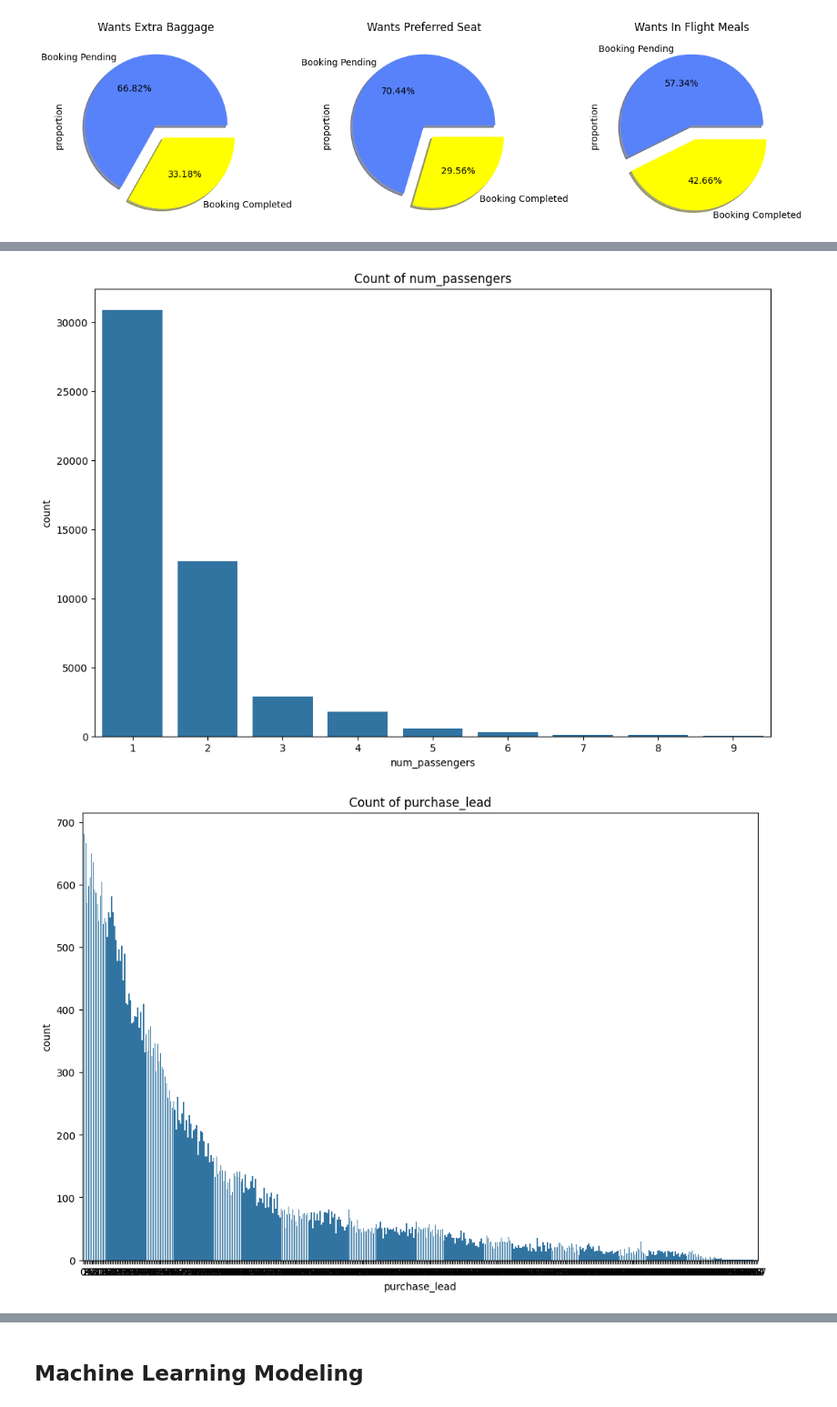
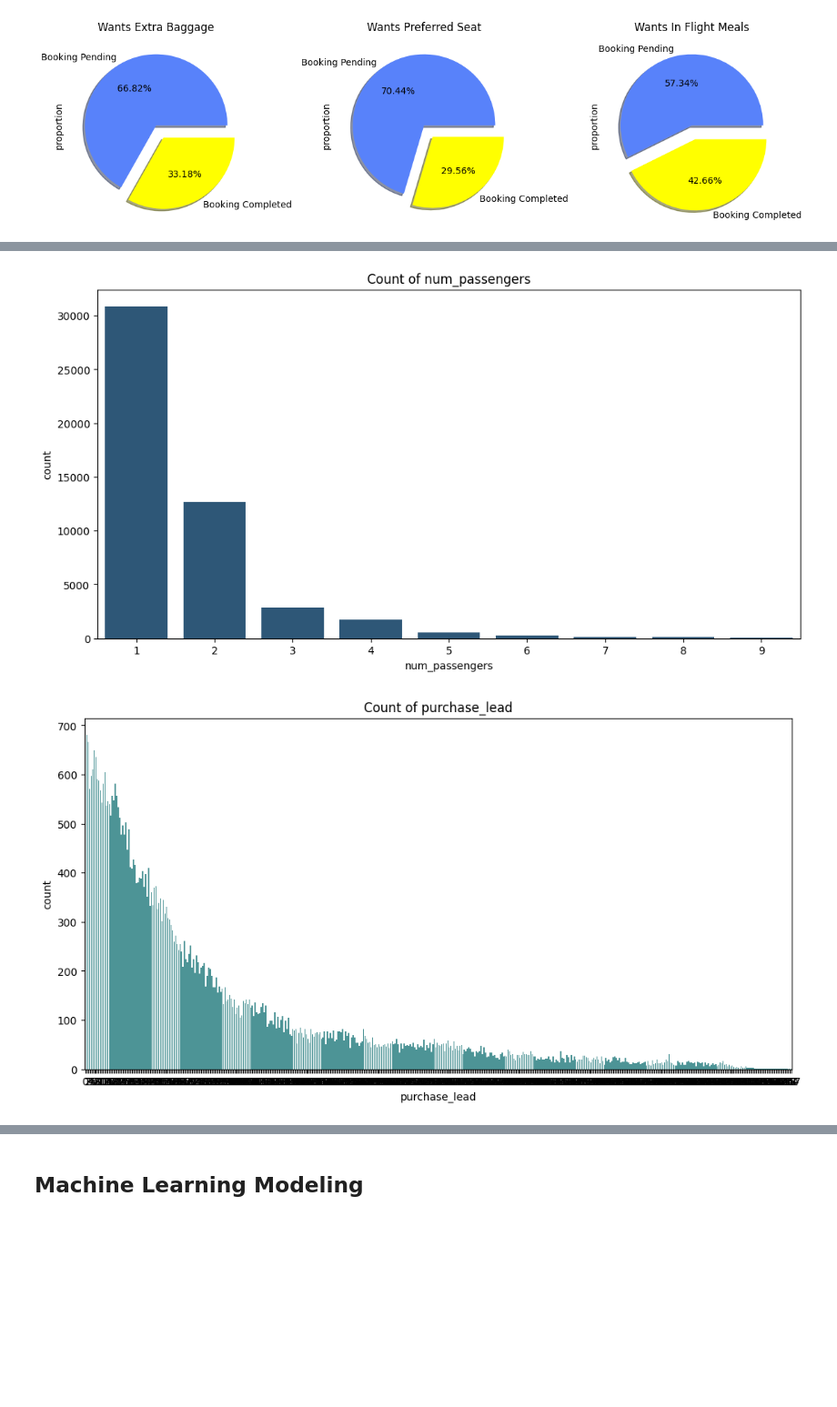
Before and after one commit to meiskiet/BA_simulation_task, a Jupyter notebook: Machine Learning/Customer_booking.ipynb, the cells around one changed output, grey strips where cells are left out. Shown at 91% size. Drawn from its saved outputs; the diff is of its cells as text; code cells hidden in the pictures; blank space fills up the shorter version.

```diff
--- a/Machine Learning/Customer_booking.ipynb
+++ b/Machine Learning/Customer_booking.ipynb
@@ -183,18 +188,3 @@ df['booking_complete'].value_counts().plot(kind='pie',
 plt.show()
 # %% [output]
 [figure]
-# %%
-trip_type=['trip_type']
-for i, col in enumerate(trip_type):
-    plt.figure(figsize=(12,6))
-    df[col].value_counts().plot(kind='pie', explode=[0, 0.5, 0.3],
-                                autopct='%1.1f%%',
-                                shadow=True,
-                                startangle=14,
-                                labels = ["RoundTrip", "OneWay", "CircleTrip"],
-                                colors=['#1f77b4', '#ff7f0e', '#2ca02c'],
-                                legend=True)
-    plt.title("Trip type", fontsize=18)
-    plt.axis('equal')
-    plt.tight_layout()
-    plt.show()
@@ -271,11 +274,11 @@ roundtrip.groupby('flight_day')['booking_complete'].value_counts().sort_values(a
 # %%
 # Create a countplot to understand the each values in data
 for i in df.select_dtypes(include='int'):
-    plt.figure(figsize=(12, 8))
-    sns.countplot(data=df, x=df[i])
+    plt.figure(figsize=(12, 6))
+    sns.countplot(data=df, x=df[i], color=generate_random_colors(1)[0])
     plt.xlabel(f"{i}")
     plt.title(f"Count of {i}")
     plt.show()
 # %% [output]
-[figure, old version]
+[figure, new version]
-[figure, old version]
+[figure, new version]
```
Also changed, not shown: parts of 44 cells of this notebook.
